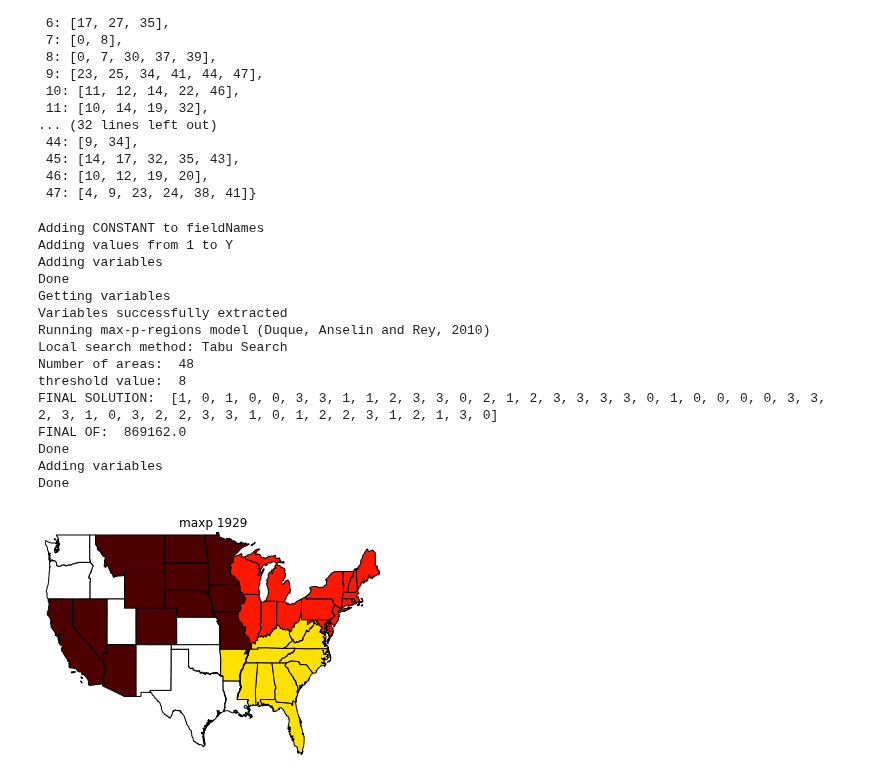
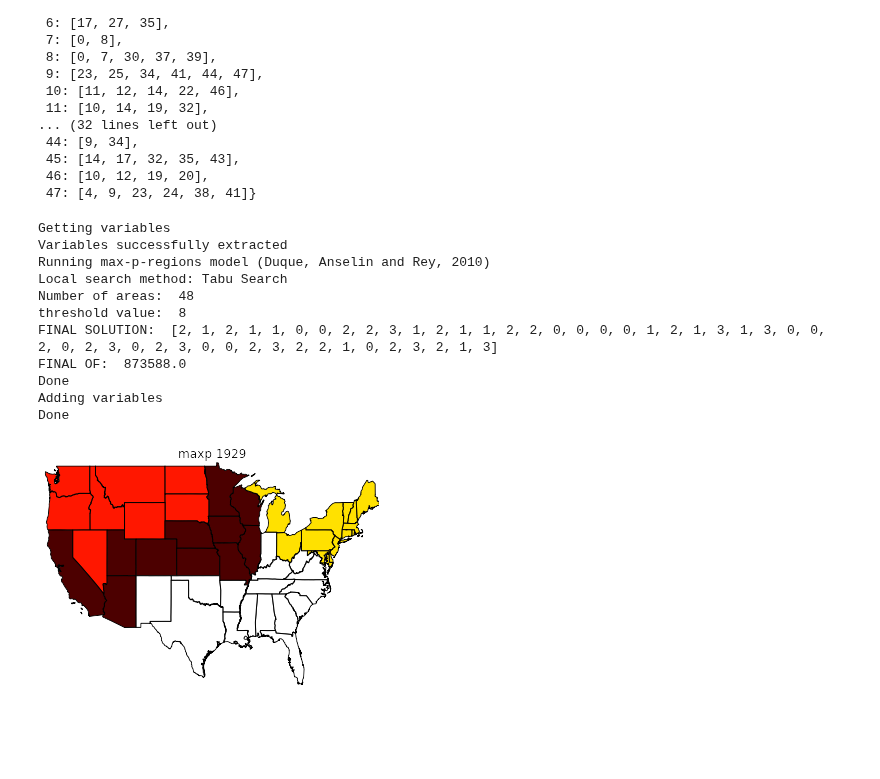
Before and after one commit to pysal/pysal, a Jupyter notebook: pysal/contrib/clusterpy/clusterpy.ipynb, the cells around one changed output. Drawn from its saved outputs; the diff is of its cells as text; code cells hidden in the pictures; blank space fills up the shorter version.

```diff
--- a/pysal/contrib/clusterpy/clusterpy.ipynb
+++ b/pysal/contrib/clusterpy/clusterpy.ipynb
@@ -850,25 +856,20 @@ usy.Wrook
  46: [10, 12, 19, 20],
  47: [4, 9, 23, 24, 38, 41]}
 # %%
-usy.dataOperation("CONSTANT = 1")
 usy.cluster('maxpTabu', ['Y_1929', 'CONSTANT'], threshold=8, dissolve=0)
 regions = usy.region2areas
 regions = np.array(regions)
 maps.plot_choropleth(shp, regions[reorder], 'unique_values', title='maxp 1929')
 # %% [output]
-Adding CONSTANT to fieldNames
-Adding values from 1 to Y
-Adding variables
-Done
 Getting variables
 Variables successfully extracted
 Running max-p-regions model (Duque, Anselin and Rey, 2010)
 Local search method: Tabu Search
 Number of areas:  48
 threshold value:  8
-FINAL SOLUTION:  [1, 0, 1, 0, 0, 3, 3, 1, 1, 2, 3, 3, 0, 2, 1, 2, 3, 3, 3, 3, 0, 1, 0, 0, 0, 0, 3, 3, 2, 3, 1, 0, 3, 2, 2, 3, 3, 1, 0, 1, 2, 2, 3, 1, 2, 1, 3, 0]
-FINAL OF:  869162.0
+FINAL SOLUTION:  [2, 1, 2, 1, 1, 0, 0, 2, 2, 3, 1, 2, 1, 1, 2, 2, 0, 0, 0, 0, 1, 2, 1, 3, 1, 3, 0, 0, 2, 0, 2, 3, 0, 2, 3, 0, 0, 2, 3, 2, 2, 1, 0, 2, 3, 2, 1, 3]
+FINAL OF:  873588.0
 Done
 Adding variables
 Done
-[figure, old version]
+[figure, new version]
```
Also changed, not shown: parts of 33 cells of this notebook.
